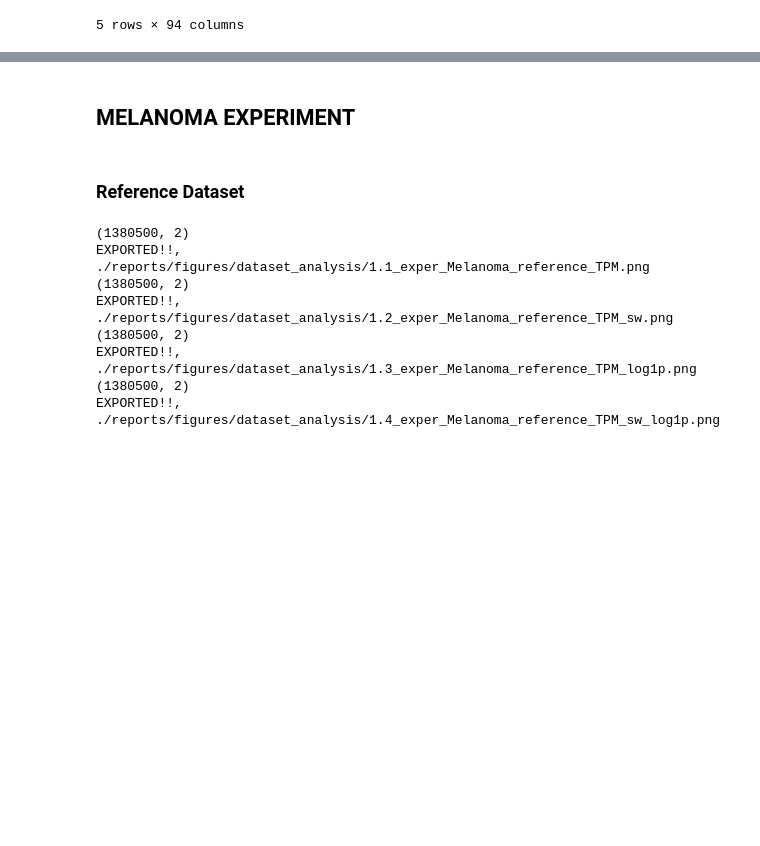
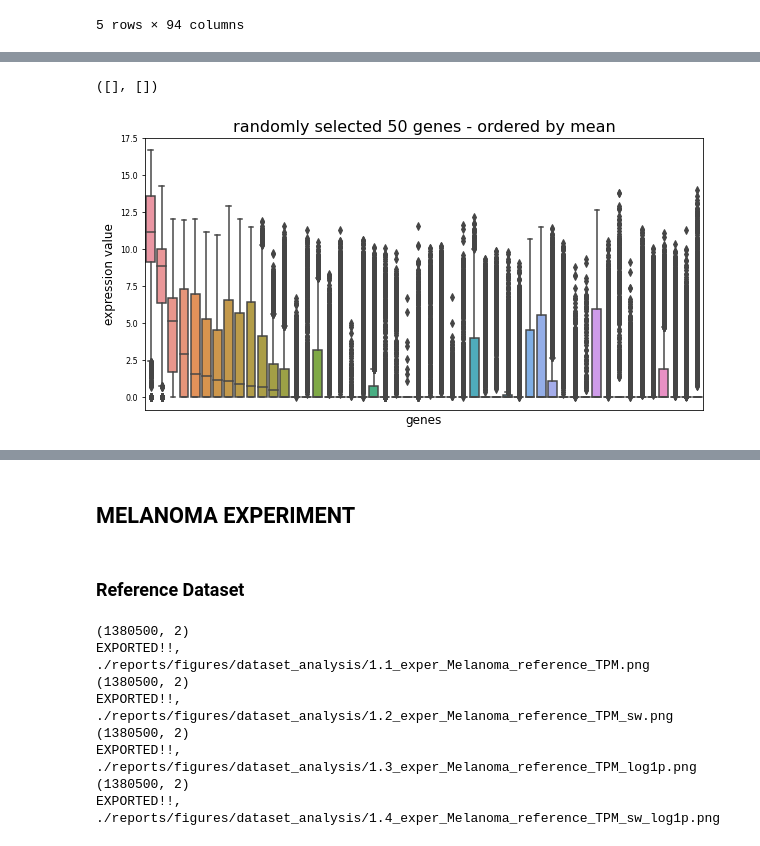
Before and after one commit to pelingundogdu/signalization_prior_knowledge_based_nn, a Jupyter notebook: notebooks/2.1-pg-analyze-raw-dataset.ipynb, the cells around one changed output, grey strips where cells are left out. Drawn from its saved outputs; the diff is of its cells as text; code cells hidden in the pictures; blank space fills up the shorter version.

```diff
--- a/notebooks/2.1-pg-analyze-raw-dataset.ipynb
+++ b/notebooks/2.1-pg-analyze-raw-dataset.ipynb
@@ -74,7 +74,7 @@ df_immune = df_immune.iloc[: , :-2]
 gene_melanoma = set(df_melanoma_reference.columns).intersection(set(df_melanoma_query.columns))
 gene_mouse = set(df_mouse_retrieval.columns).intersection(set(df_mouse_training.columns))
 gene_immune_pbmc = set(df_immune.columns).intersection(set(df_pbmc.columns))
-k_ =500
+k_ =50
 common_genes = set(df_bio['symbol']).intersection(gene_immune_pbmc.intersection(gene_melanoma.intersection(gene_mouse)))
 random.seed(91)
 random_genes = list(random.sample(list(common_genes), k=k_))
@@ -83,0 +89,3 @@ print(len(set(random_genes)))
+# %%
+df_melt = pd.melt(df_immune[random_genes])
+df_melt.head()
@@ -83,0 +123,3 @@ print(len(set(random_genes)))
+# %%
+my_order = df_melt.groupby(by=['variable'])['value'].median().sort_values(ascending=False).index
+my_order
@@ -83,0 +135,10 @@ print(len(set(random_genes)))
+# %%
+fig, ax = plt.subplots(figsize=(10,5))
+sns.boxplot(x="variable", y="value", data=df_melt, order=my_order, ax=ax)
+plt.title('randomly selected 50 genes - ordered by mean')
+plt.xlabel('genes')
+plt.ylabel('expression value')
+plt.xticks([])
+# %% [output]
+([], [])
+[figure, added]
```
Also changed, not shown: parts of 13 cells of this notebook, 3 other files.
